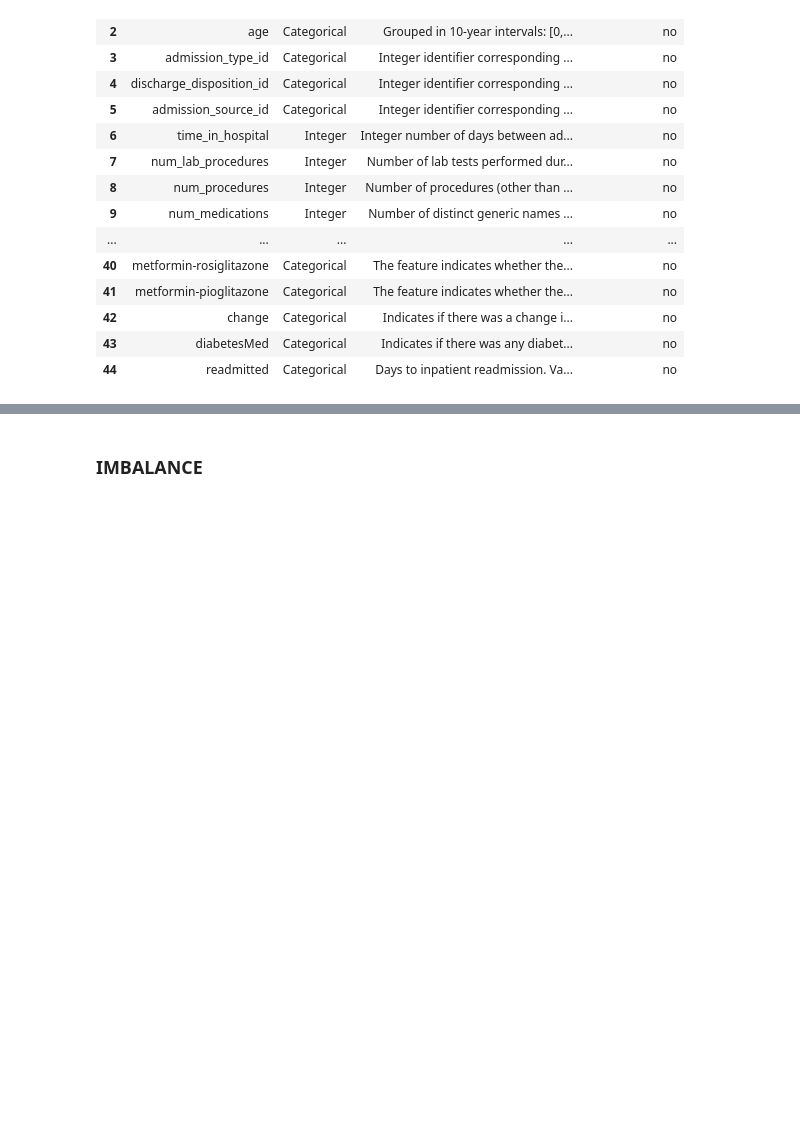
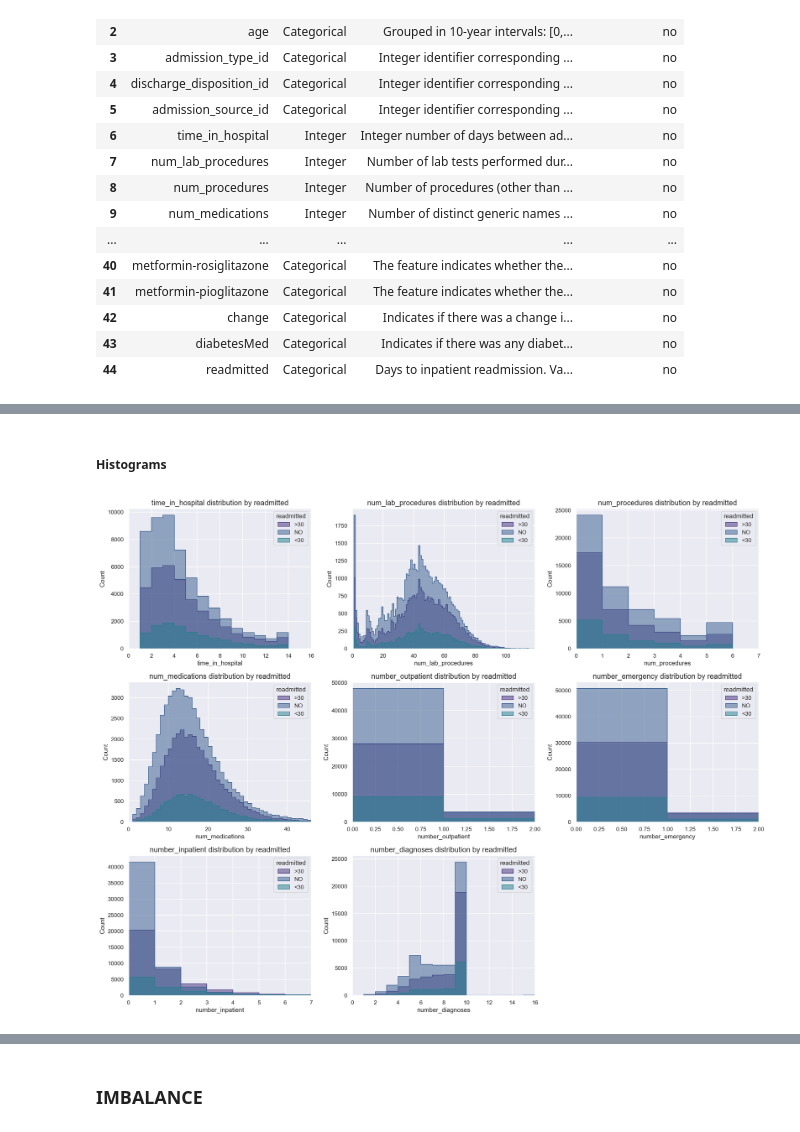
Before and after one commit to Nicholas-Mitri/Hospital-Readmission-Risk-Analysis-for-Diabetic-Patients, a Jupyter notebook: notebooks/01-data_exploration.ipynb, the cells around one changed output, grey strips where cells are left out. Saved outputs shown, nothing was run; the diff lists cells and outputs as text; code cells hidden in the pictures; blank space fills up the shorter version.

```diff
--- a/notebooks/01-data_exploration.ipynb
+++ b/notebooks/01-data_exploration.ipynb
@@ -277,0 +288,26 @@ display(pd.DataFrame(data=cr_v_scores, index = feature_names, columns = ["Cramie
+# %% [markdown]
+##### Histograms
+# %%
+# Plot a grid of histograms for each numerical feature, showing distribution per `readmitted` target
+fig, axes = plt.subplots(3, 3, figsize=(18, 14))
+axes = axes.flatten()
+
+for i, feature in enumerate(numerical_cols):
+    ax = axes[i]
+    for target_value in numerical_features_only_df["readmitted"].unique():
+        subset = numerical_features_only_df[numerical_features_only_df["readmitted"] == target_value]
+        sns.histplot(subset[feature], label=str(target_value), ax=ax, element="step", alpha=0.5, binwidth=1)
+    ax.set_title(f"{feature} distribution by readmitted")
+    ax.legend(title="readmitted")
+    iqr = subset[feature].quantile(0.75) - subset[feature].quantile(0.25)
+    ax.set_xlim([0,int(max(subset[feature].mean()+3*iqr,2))])
+
+
+# Remove any unused subplots if less than 9 features
+for j in range(len(numerical_cols), 9):
+    fig.delaxes(axes[j])
+
+plt.tight_layout()
+plt.show()
+# %% [output]
+[figure, added]
```
Also changed, not shown: parts of 39 cells of this notebook.
